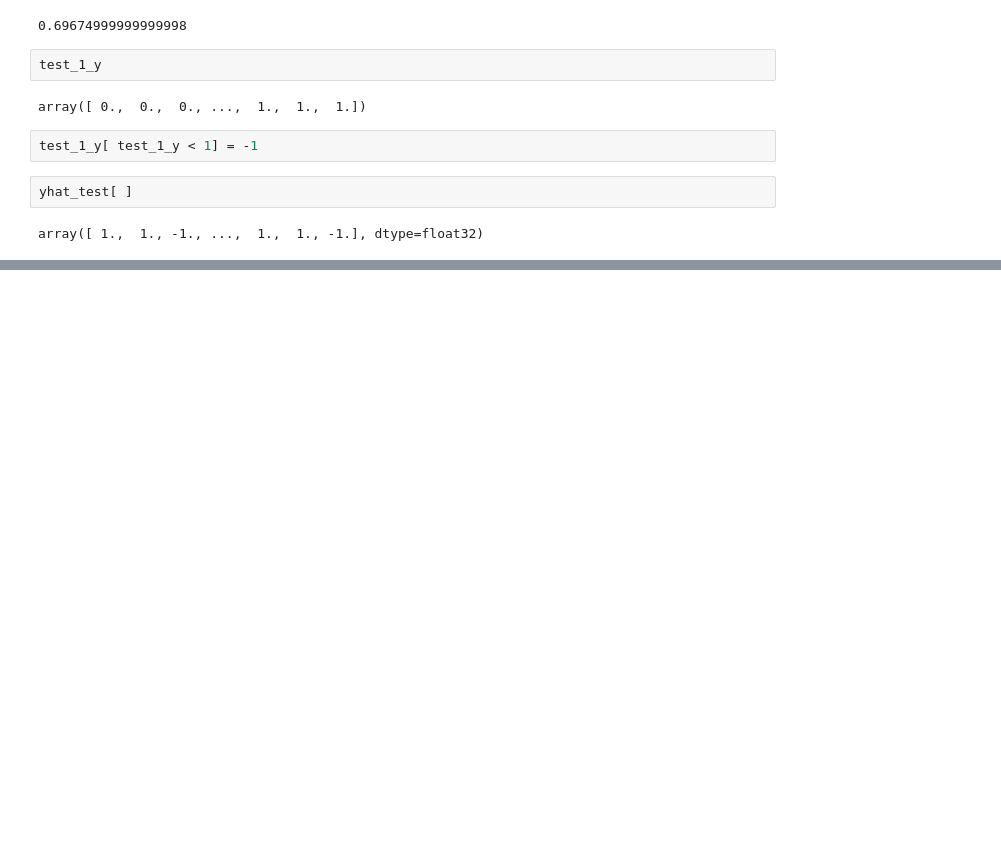
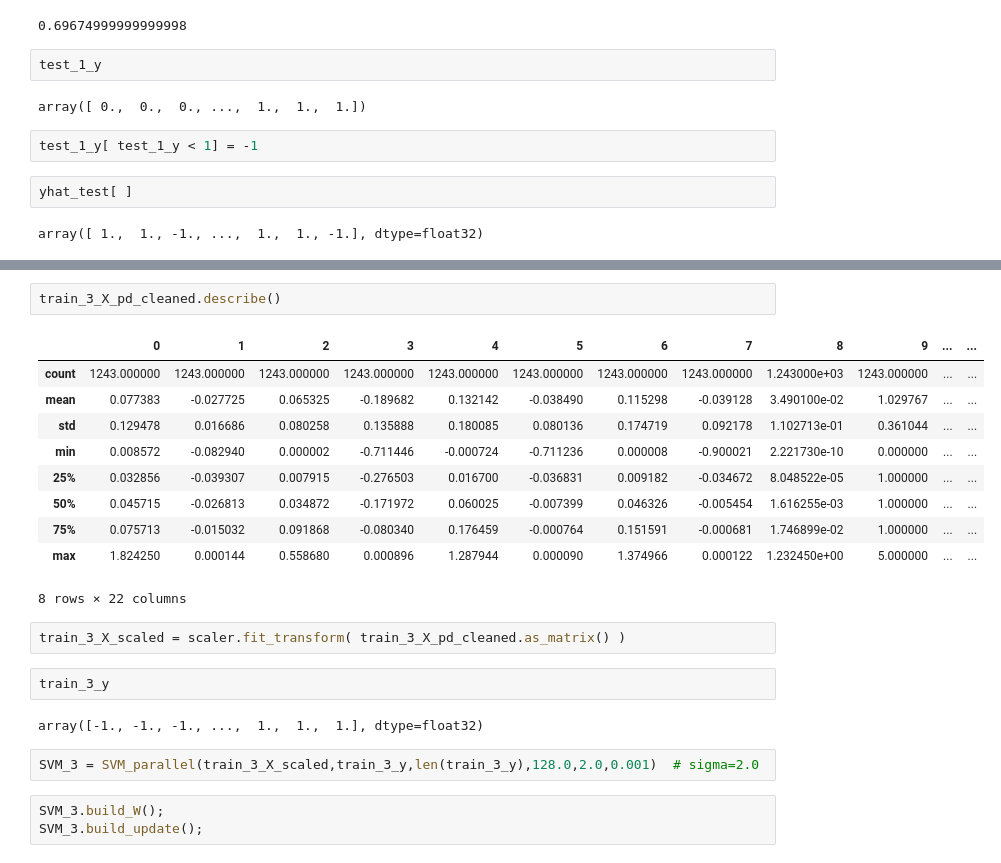
Before and after one commit to ernestyalumni/MLgrabbag, a Jupyter notebook: SVM_theano.ipynb, the cells around one changed output, grey strips where cells are left out. Cells and saved outputs as stored; diff of their text form; blank space fills up the shorter version.

Commit message:
Added report on SVM parallel

```diff
--- a/SVM_theano.ipynb
+++ b/SVM_theano.ipynb
@@ -941,0 +1086,24 @@ array([ 1.,  1., -1., ...,  1.,  1., -1.], dtype=float32)
+# %%
+train_3_X_pd_cleaned.describe()
+# %% [output]
+|  | 0 | 1 | 2 | 3 | 4 | 5 | 6 | 7 | 8 | 9 | ... | ... |
+| count | 1243.000000 | 1243.000000 | 1243.000000 | 1243.000000 | 1243.000000 | 1243.000000 | 1243.000000 | 1243.000000 | 1.243000e+03 | 1243.000000 | ... | ... |
+| mean | 0.077383 | -0.027725 | 0.065325 | -0.189682 | 0.132142 | -0.038490 | 0.115298 | -0.039128 | 3.490100e-02 | 1.029767 | ... | ... |
+| std | 0.129478 | 0.016686 | 0.080258 | 0.135888 | 0.180085 | 0.080136 | 0.174719 | 0.092178 | 1.102713e-01 | 0.361044 | ... | ... |
+| min | 0.008572 | -0.082940 | 0.000002 | -0.711446 | -0.000724 | -0.711236 | 0.000008 | -0.900021 | 2.221730e-10 | 0.000000 | ... | ... |
+| 25% | 0.032856 | -0.039307 | 0.007915 | -0.276503 | 0.016700 | -0.036831 | 0.009182 | -0.034672 | 8.048522e-05 | 1.000000 | ... | ... |
+| 50% | 0.045715 | -0.026813 | 0.034872 | -0.171972 | 0.060025 | -0.007399 | 0.046326 | -0.005454 | 1.616255e-03 | 1.000000 | ... | ... |
+| 75% | 0.075713 | -0.015032 | 0.091868 | -0.080340 | 0.176459 | -0.000764 | 0.151591 | -0.000681 | 1.746899e-02 | 1.000000 | ... | ... |
+| max | 1.824250 | 0.000144 | 0.558680 | 0.000896 | 1.287944 | 0.000090 | 1.374966 | 0.000122 | 1.232450e+00 | 5.000000 | ... | ... |
+8 rows × 22 columns
+# %%
+train_3_X_scaled = scaler.fit_transform( train_3_X_pd_cleaned.as_matrix() )
+# %%
+train_3_y
+# %% [output]
+array([-1., -1., -1., ...,  1.,  1.,  1.], dtype=float32)
+# %%
+SVM_3 = SVM_parallel(train_3_X_scaled,train_3_y,len(train_3_y),128.0,2.0,0.001)  # sigma=2.0
+# %%
+SVM_3.build_W();
+SVM_3.build_update();
```
Also changed, not shown: parts of 37 cells of this notebook, 4 other files.
